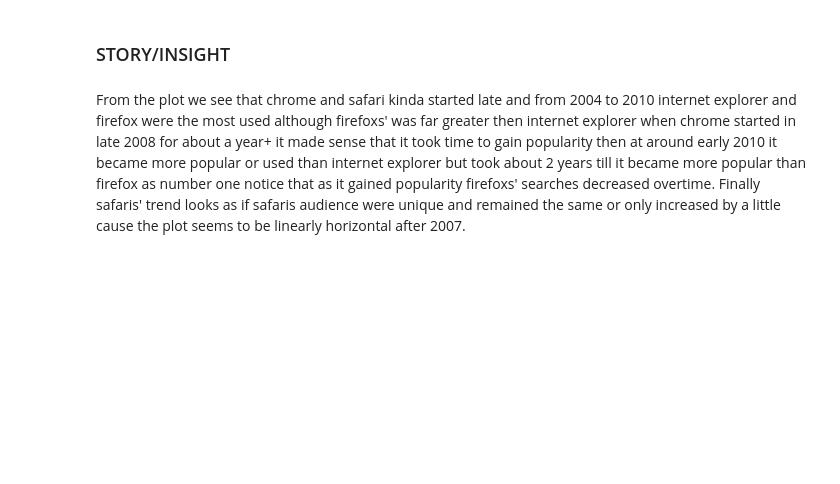
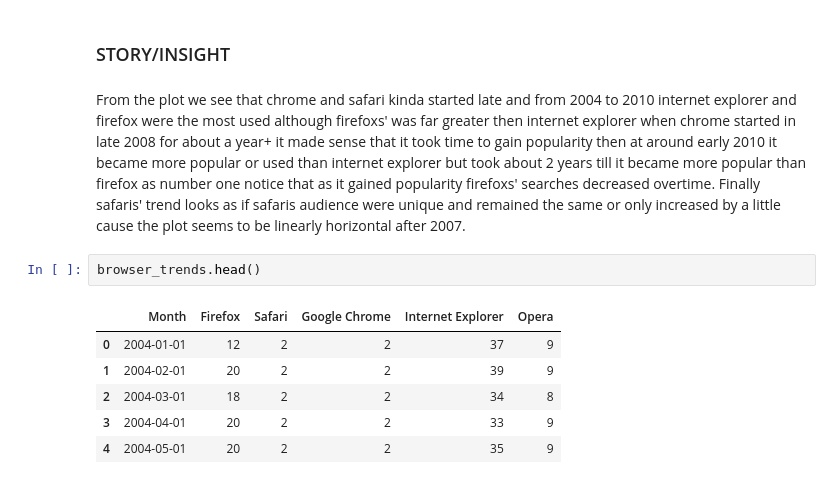
Before and after one commit to pithun/Browser-Popularity-with-google-trends, a Jupyter notebook: Untitled.ipynb, the cells around one changed output. Drawn from its saved outputs; the diff is of its cells as text; blank space fills up the shorter version.

```diff
--- a/Untitled.ipynb
+++ b/Untitled.ipynb
@@ -83,3 +84,12 @@ rolling_avg.plot(figsize= (10, 8), colormap= 'gist_rainbow', grid= True)
 ### STORY/INSIGHT
 # %% [markdown]
 From the plot we see that chrome and safari kinda started late and from 2004 to 2010 internet explorer and firefox were the most used although firefoxs' was far greater then internet explorer when chrome started in late 2008 for about a year+ it made sense that it took time to gain popularity then at around early 2010 it became more popular or used than internet explorer but took about 2 years till it became more popular than firefox as number one notice that as it gained popularity firefoxs' searches decreased overtime. Finally safaris' trend looks as if safaris audience were unique and remained the same or only increased by a little cause the plot seems to be linearly horizontal after 2007.
+# %%
+browser_trends.head()
+# %% [output]
+|  | Month | Firefox | Safari | Google Chrome | Internet Explorer | Opera |
+| 0 | 2004-01-01 | 12 | 2 | 2 | 37 | 9 |
+| 1 | 2004-02-01 | 20 | 2 | 2 | 39 | 9 |
+| 2 | 2004-03-01 | 18 | 2 | 2 | 34 | 8 |
+| 3 | 2004-04-01 | 20 | 2 | 2 | 33 | 9 |
+| 4 | 2004-05-01 | 20 | 2 | 2 | 35 | 9 |
```
Also changed, not shown: parts of 15 cells of this notebook, 1 other file.
